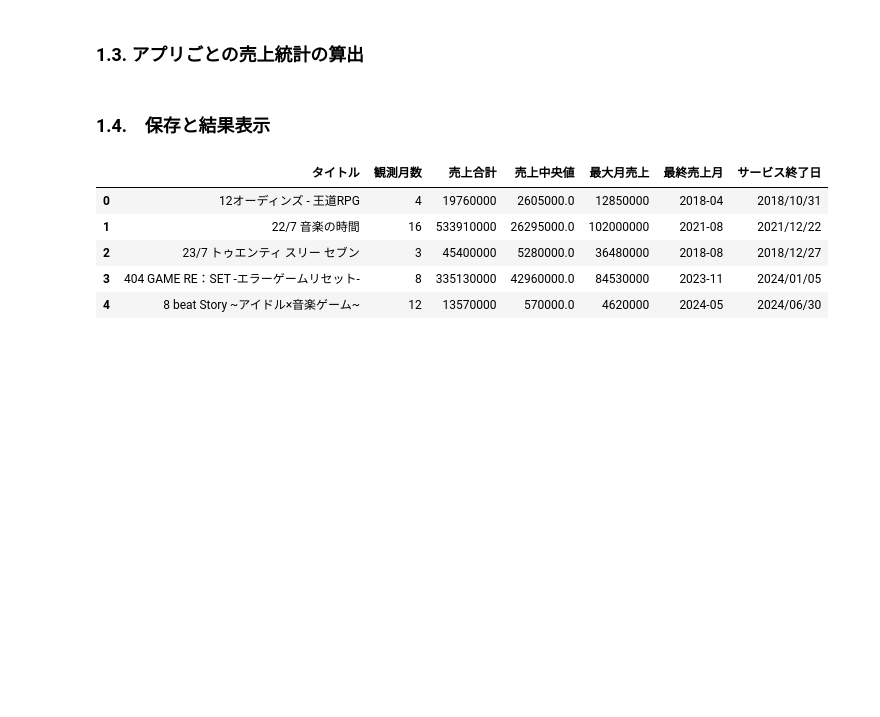
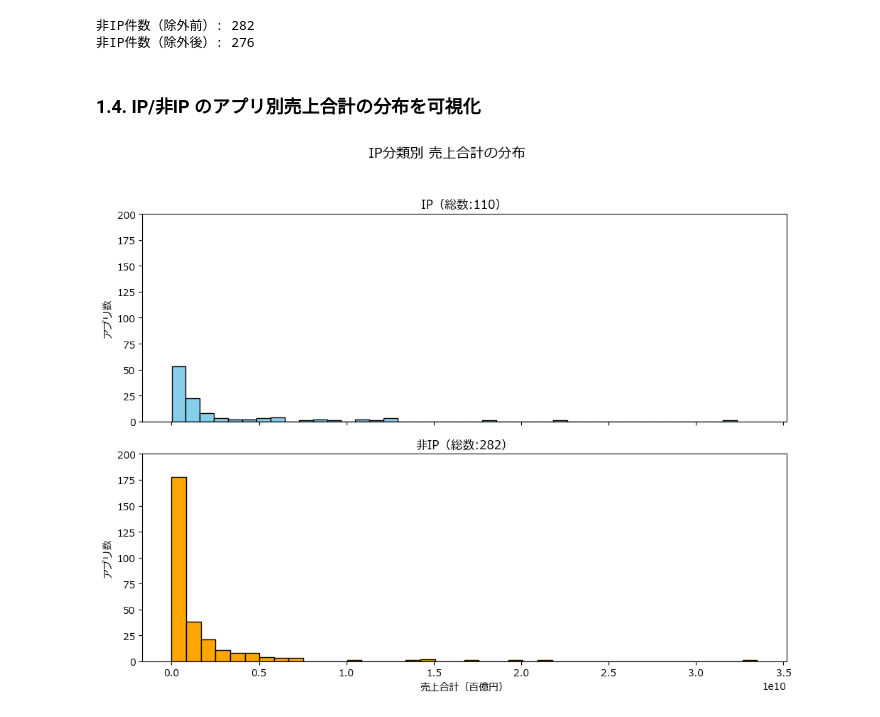
Before and after one commit to akabana67/saisyuu-kadai, a Jupyter notebook: app_service_end/02_analysis_basic_stats.ipynb, the cells around one changed output. Cells and saved outputs as stored; diff of their text form; code cells hidden in the pictures; blank space fills up the shorter version.

```diff
--- a/app_service_end/02_analysis_basic_stats.ipynb
+++ b/app_service_end/02_analysis_basic_stats.ipynb
@@ -21 +5,16 @@ df = pd.read_csv(file_path)
+# %%
+
+import pandas as pd
+import numpy as np
+import matplotlib.pyplot as plt
+
+# フォント設定
+plt.rcParams["font.family"] = "Meiryo"
+
+mean_filled_df = pd.read_csv("merged_filled.csv", encoding="utf-8-sig")
+
+# 日付型に変換(CSVに書き出すと文字列に戻るから)
+mean_filled_df["サービス開始日"] = pd.to_datetime(mean_filled_df["サービス開始日"], errors="coerce")
+mean_filled_df["サービス終了日"] = pd.to_datetime(mean_filled_df["サービス終了日"], errors="coerce")
+mean_filled_df["年月"] = pd.to_datetime(mean_filled_df["年月"], errors="coerce")
 # %% [markdown]
@@ -27,2 +58,24 @@ df["売上予測（円）"] = pd.to_numeric(df["売上予測（円）"], errors=
+# %%
+# CSVファイルの読み込み
+df = pd.read_csv("app_sales_summary.csv")
+
+# IPの売上合計の最小値を取得
+ip_min_sales = df[df["分類"] == "IP"]["売上合計"].min()
+
+# 除外前の非IP件数
+non_ip_before = len(df[df["分類"] == "非IP"])
+
+# 非IPのうち、売上合計がIPの最小値以下のものを除外
+filtered_df = df[~((df["分類"] == "非IP") & (df["売上合計"] <= ip_min_sales))]
+
+# 除外後の非IP件数
+non_ip_after = len(filtered_df[filtered_df["分類"] == "非IP"])
+
+# 結果を表示
+print(f"非IP件数（除外前）: {non_ip_before}")
+print(f"非IP件数（除外後）: {non_ip_after}")
+# %% [output]
+非IP件数（除外前）: 282
+非IP件数（除外後）: 276
 # %% [markdown]
-### 1.3. アプリごとの売上統計の算出
+### 1.4. IP/非IP のアプリ別売上合計の分布を可視化
@@ -50,12 +82,28 @@ summary_df["最終売上月"] = summary_df["最終売上月"].dt.strftime("%Y-%m
-# %% [markdown]
-### 1.4.　保存と結果表示
-# %%
-summary_df.to_csv("summary_df.csv", index=False)
-summary_df.head()
-# %% [output]
-|  | タイトル | 観測月数 | 売上合計 | 売上中央値 | 最大月売上 | 最終売上月 | サービス終了日 |
-| 0 | 12オーディンズ - 王道RPG | 4 | 19760000 | 2605000.0 | 12850000 | 2018-04 | 2018/10/31 |
-| 1 | 22/7 音楽の時間 | 16 | 533910000 | 26295000.0 | 102000000 | 2021-08 | 2021/12/22 |
-| 2 | 23/7 トゥエンティ スリー セブン | 3 | 45400000 | 5280000.0 | 36480000 | 2018-08 | 2018/12/27 |
-| 3 | 404 GAME RE：SET -エラーゲームリセット- | 8 | 335130000 | 42960000.0 | 84530000 | 2023-11 | 2024/01/05 |
-| 4 | 8 beat Story ~アイドル×音楽ゲーム~ | 12 | 13570000 | 570000.0 | 4620000 | 2024-05 | 2024/06/30 |
+# %%
+ip_apps = app_sales_summary[app_sales_summary["分類"] == "IP"]
+non_ip_apps = app_sales_summary[app_sales_summary["分類"] == "非IP"]
+
+# サブプロットの作成（上下2段）
+fig, axes = plt.subplots(2, 1, figsize=(10, 8), sharex=True)
+
+# IPのヒストグラム（上段）
+axes[0].hist(ip_apps["売上合計"], bins=40, color="skyblue", edgecolor="black")
+axes[0].set_title(f"IP（総数:{len(ip_apps)}）")
+axes[0].set_ylabel("アプリ数")
+axes[0].set_ylim(0, 200)
+
+# 非IPのヒストグラム（下段）
+axes[1].hist(non_ip_apps["売上合計"], bins=40, color="orange", edgecolor="black")
+axes[1].set_title(f"非IP（総数:{len(non_ip_apps)}）")
+axes[1].set_xlabel("売上合計（百億円）")
+axes[1].set_ylabel("アプリ数")
+axes[1].set_ylim(0, 200)
+
+# 全体のタイトルとレイアウト調整
+fig.suptitle("IP分類別 売上合計の分布", fontsize=14)
+plt.tight_layout(rect=[0, 0, 1, 0.95])
+
+# 表示
+plt.show()
+# %% [output]
+[figure, added]
```
Also changed, not shown: parts of 8 cells of this notebook, 7 other files.
